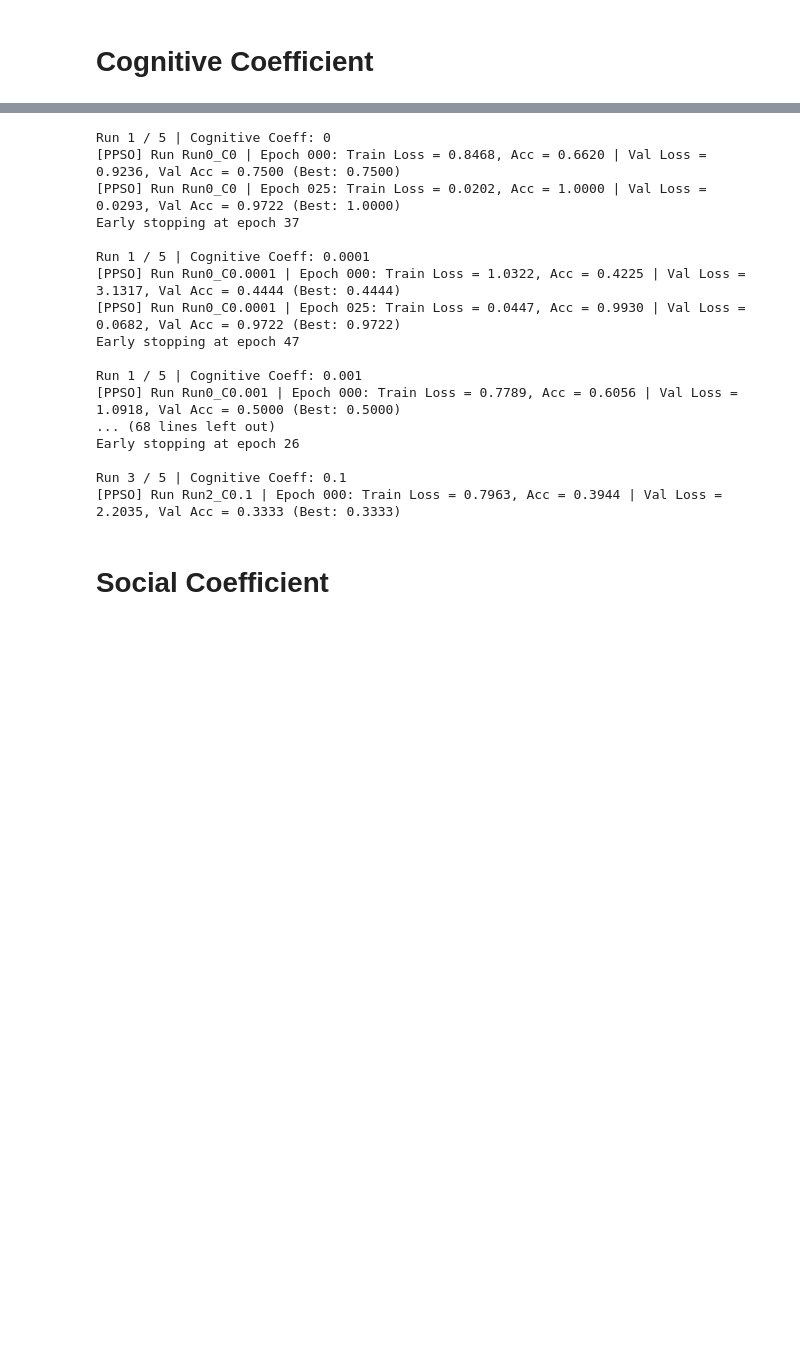
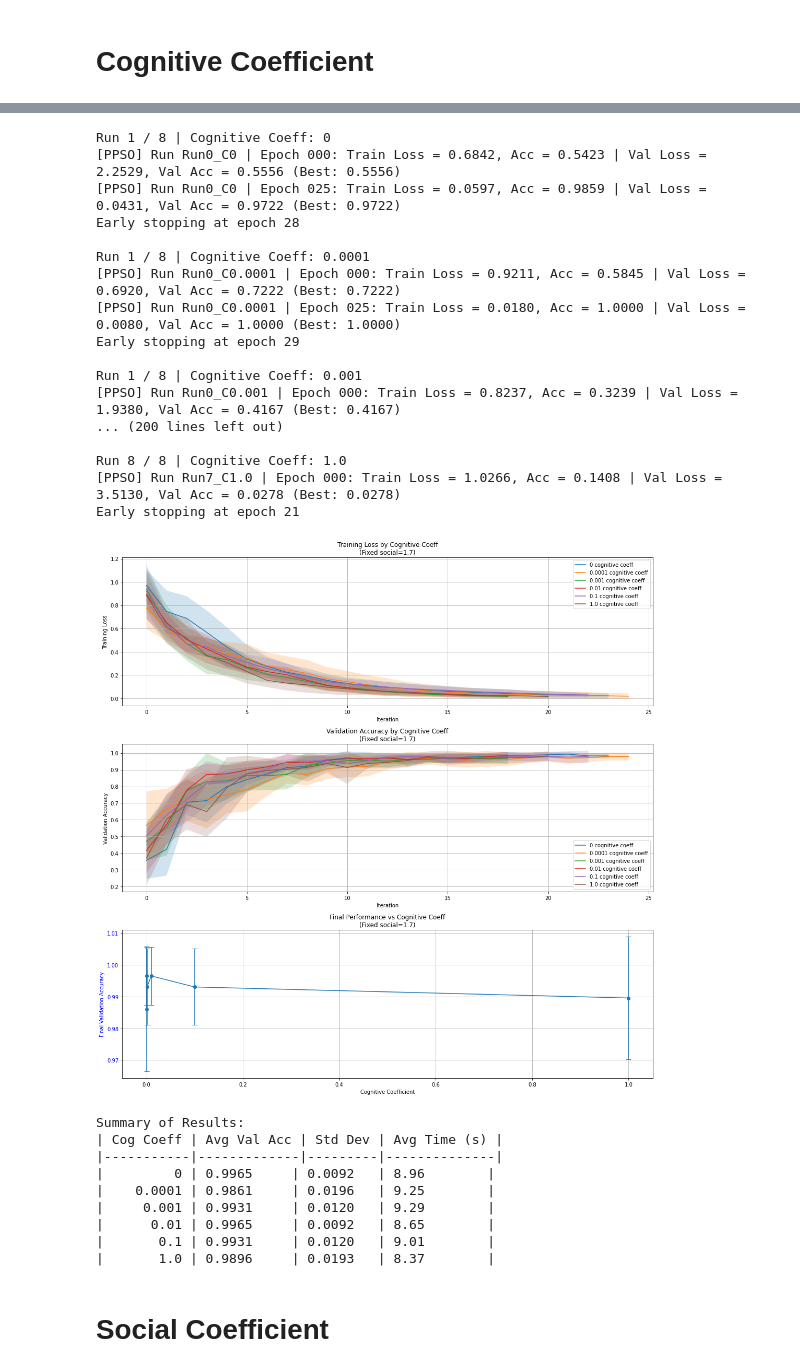
Before and after one commit to SwaroopTha/PSO-for-NNs, a Jupyter notebook: notebooks/hyperparams.ipynb, the cells around one changed output, grey strips where cells are left out. Drawn from its saved outputs; the diff is of its cells as text; code cells hidden in the pictures; blank space fills up the shorter version.

```diff
--- a/notebooks/hyperparams.ipynb
+++ b/notebooks/hyperparams.ipynb
@@ -332,29 +335,39 @@ Summary of Results:
 # %%
-cognitive_coeffs = [0, 1e-4, 1e-3, 1e-2, 1e-1, 1e0, 1e1]
+cognitive_coeffs = [0, 1e-4, 1e-3, 1e-2, 1e-1, 1e0]
 
 # Run experiment (3 runs for each coefficient)
-all_results = run_cog_exp(cognitive_coeffs, num_runs=5)
+all_results = run_cog_exp(cognitive_coeffs, num_runs=8)
 
 # Visualize results
 plot_cog_results(all_results, cognitive_coeffs)
 # %% [output]
-Run 1 / 5 | Cognitive Coeff: 0
-[PPSO] Run Run0_C0 | Epoch 000: Train Loss = 0.8468, Acc = 0.6620 | Val Loss = 0.9236, Val Acc = 0.7500 (Best: 0.7500)
-[PPSO] Run Run0_C0 | Epoch 025: Train Loss = 0.0202, Acc = 1.0000 | Val Loss = 0.0293, Val Acc = 0.9722 (Best: 1.0000)
-Early stopping at epoch 37
+Run 1 / 8 | Cognitive Coeff: 0
+[PPSO] Run Run0_C0 | Epoch 000: Train Loss = 0.6842, Acc = 0.5423 | Val Loss = 2.2529, Val Acc = 0.5556 (Best: 0.5556)
+[PPSO] Run Run0_C0 | Epoch 025: Train Loss = 0.0597, Acc = 0.9859 | Val Loss = 0.0431, Val Acc = 0.9722 (Best: 0.9722)
+Early stopping at epoch 28
 
-Run 1 / 5 | Cognitive Coeff: 0.0001
-[PPSO] Run Run0_C0.0001 | Epoch 000: Train Loss = 1.0322, Acc = 0.4225 | Val Loss = 3.1317, Val Acc = 0.4444 (Best: 0.4444)
-[PPSO] Run Run0_C0.0001 | Epoch 025: Train Loss = 0.0447, Acc = 0.9930 | Val Loss = 0.0682, Val Acc = 0.9722 (Best: 0.9722)
-Early stopping at epoch 47
+Run 1 / 8 | Cognitive Coeff: 0.0001
+[PPSO] Run Run0_C0.0001 | Epoch 000: Train Loss = 0.9211, Acc = 0.5845 | Val Loss = 0.6920, Val Acc = 0.7222 (Best: 0.7222)
+[PPSO] Run Run0_C0.0001 | Epoch 025: Train Loss = 0.0180, Acc = 1.0000 | Val Loss = 0.0080, Val Acc = 1.0000 (Best: 1.0000)
+Early stopping at epoch 29
 
-Run 1 / 5 | Cognitive Coeff: 0.001
-[PPSO] Run Run0_C0.001 | Epoch 000: Train Loss = 0.7789, Acc = 0.6056 | Val Loss = 1.0918, Val Acc = 0.5000 (Best: 0.5000)
-... (68 lines left out)
-Early stopping at epoch 26
+Run 1 / 8 | Cognitive Coeff: 0.001
+[PPSO] Run Run0_C0.001 | Epoch 000: Train Loss = 0.8237, Acc = 0.3239 | Val Loss = 1.9380, Val Acc = 0.4167 (Best: 0.4167)
+... (200 lines left out)
 
-Run 3 / 5 | Cognitive Coeff: 0.1
-[PPSO] Run Run2_C0.1 | Epoch 000: Train Loss = 0.7963, Acc = 0.3944 | Val Loss = 2.2035, Val Acc = 0.3333 (Best: 0.3333)
+Run 8 / 8 | Cognitive Coeff: 1.0
+[PPSO] Run Run7_C1.0 | Epoch 000: Train Loss = 1.0266, Acc = 0.1408 | Val Loss = 3.5130, Val Acc = 0.0278 (Best: 0.0278)
+Early stopping at epoch 21
+[figure, added]
+Summary of Results:
+| Cog Coeff | Avg Val Acc | Std Dev | Avg Time (s) |
+|-----------|-------------|---------|--------------|
+|         0 | 0.9965     | 0.0092   | 8.96        |
+|    0.0001 | 0.9861     | 0.0196   | 9.25        |
+|     0.001 | 0.9931     | 0.0120   | 9.29        |
+|      0.01 | 0.9965     | 0.0092   | 8.65        |
+|       0.1 | 0.9931     | 0.0120   | 9.01        |
+|       1.0 | 0.9896     | 0.0193   | 8.37        |
 # %% [markdown]
 # Social Coefficient
 # %%
```
Also changed, not shown: parts of 6 cells of this notebook, 10 other files.
